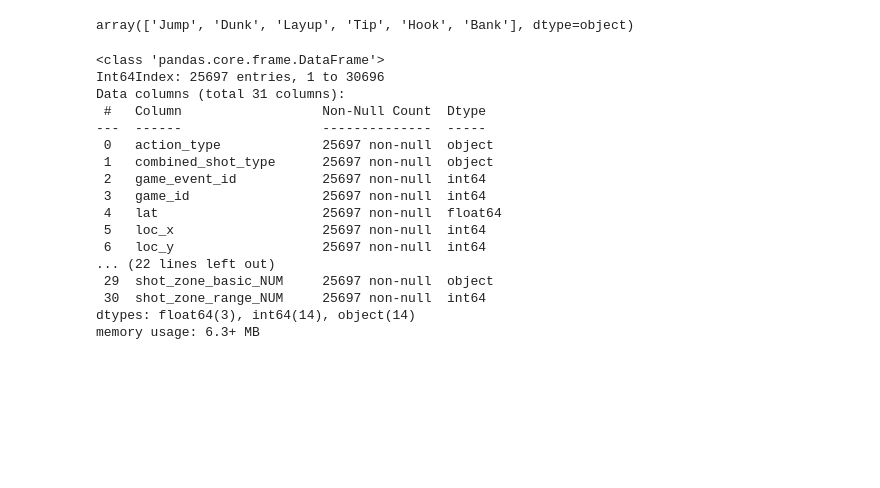
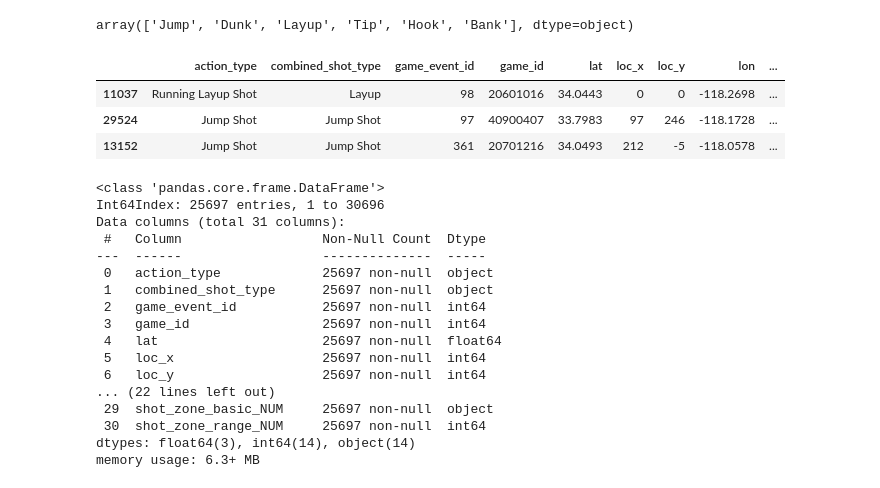
Before and after one commit to laternader/RIP24and2, a Jupyter notebook: for-kobe.ipynb, the cells around one changed output. Cells and saved outputs as stored; diff of their text form; code cells hidden in the pictures; blank space fills up the shorter version.

```diff
--- a/for-kobe.ipynb
+++ b/for-kobe.ipynb
@@ -454,6 +454,13 @@ test['action_type_NUM'] = test['action_type_NUM'].map({'Jump Shot':'Jump',
 train['action_type_NUM'].unique()
 # %% [output]
 array(['Jump', 'Dunk', 'Layup', 'Tip', 'Hook', 'Bank'], dtype=object)
+# %%
+train.sample(3)
+# %% [output]
+|  | action_type | combined_shot_type | game_event_id | game_id | lat | loc_x | loc_y | lon | ... |
+| 11037 | Running Layup Shot | Layup | 98 | 20601016 | 34.0443 | 0 | 0 | -118.2698 | ... |
+| 29524 | Jump Shot | Jump Shot | 97 | 40900407 | 33.7983 | 97 | 246 | -118.1728 | ... |
+| 13152 | Jump Shot | Jump Shot | 361 | 20701216 | 34.0493 | 212 | -5 | -118.0578 | ... |
 # %%
 train.info()
 # %% [output]
```
Also changed, not shown: parts of 9 cells of this notebook.
